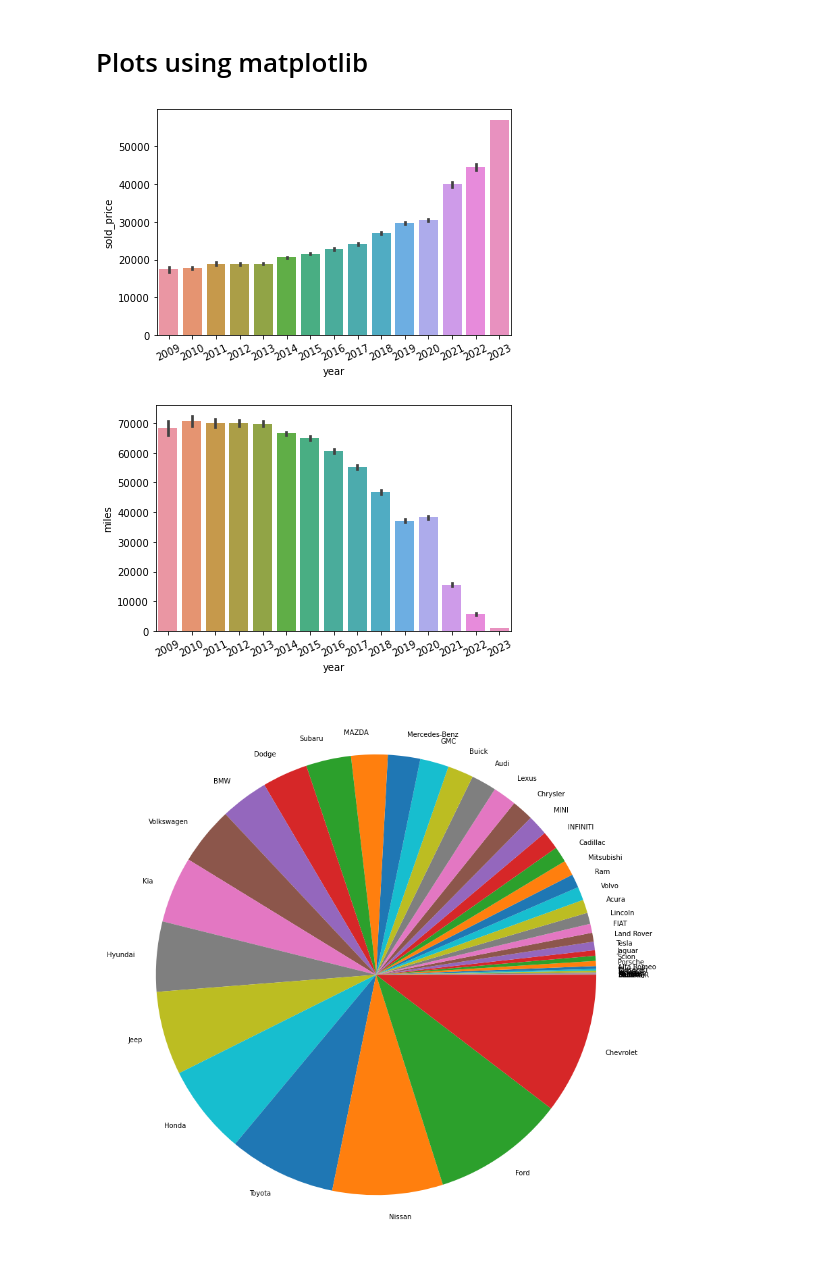
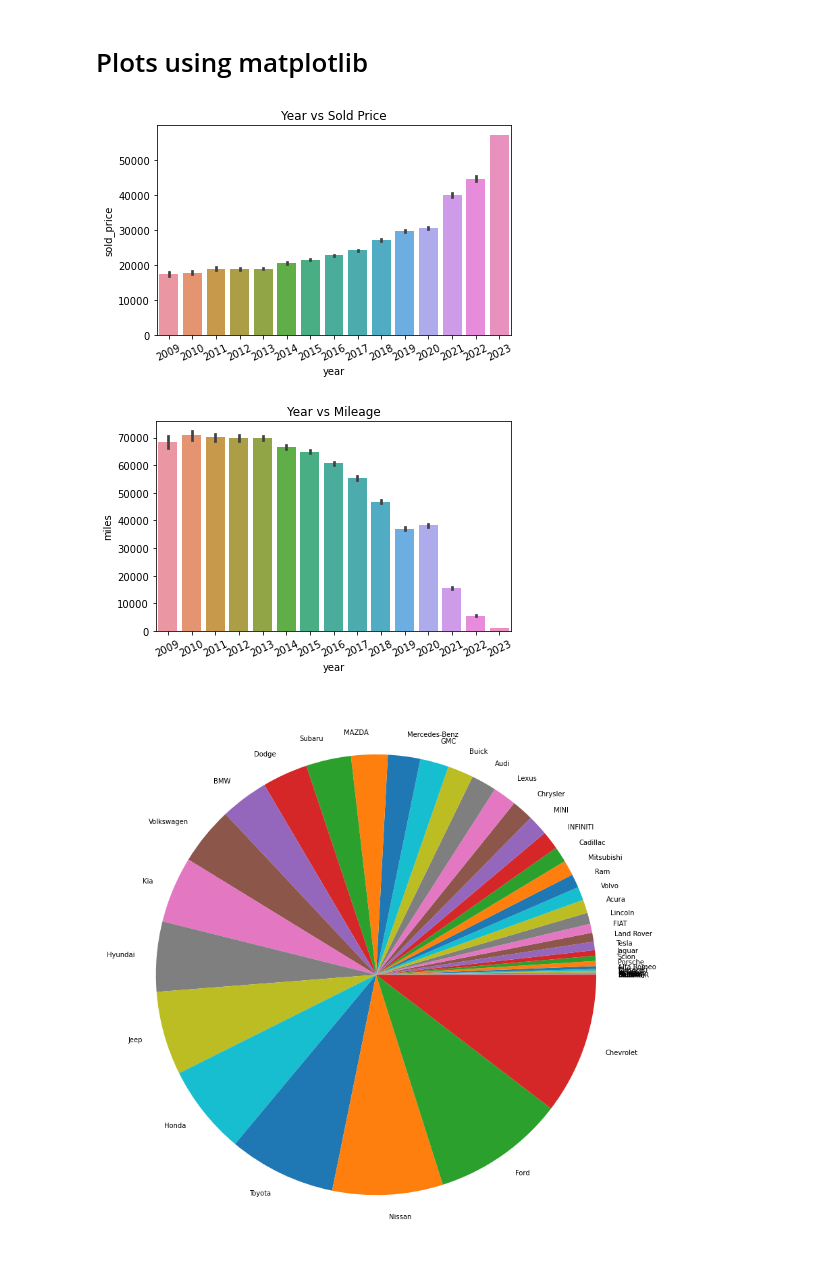
Before and after one commit to Project-4-Group-8/Keeping-it-Wheel, a Jupyter notebook: car-price-prediction-consolidated.ipynb, the cells around one changed output. Saved outputs shown, nothing was run; the diff lists cells and outputs as text; code cells hidden in the pictures.

Commit message:
updated titles on bar plots

```diff
--- a/car-price-prediction-consolidated.ipynb
+++ b/car-price-prediction-consolidated.ipynb
@@ -310,18 +310,18 @@ import seaborn as sns
 %matplotlib inline
 # %%
 # create bar plot for year versus sold price
-sns.barplot(data=Final_car_price_pred, x='year', y='sold_price')
+sns.barplot(data=Final_car_price_pred, x='year', y='sold_price').set(title='Year vs Sold Price')
 plt.xticks(rotation = 25)
 plt.tight_layout()
 # %% [output]
-[figure, old version]
+[figure, new version]
 # %%
 # create bar plot for year versus miles
-sns.barplot(data=Final_car_price_pred, x='year', y='miles')
+sns.barplot(data=Final_car_price_pred, x='year', y='miles').set(title='Year vs Mileage')
 plt.xticks(rotation = 25)
 plt.tight_layout()
 # %% [output]
-[figure, old version]
+[figure, new version]
 # %%
 # create  pie chart of values
 plt.figure(figsize=(15,15))
```
Also changed, not shown: parts of 4 cells of this notebook.
